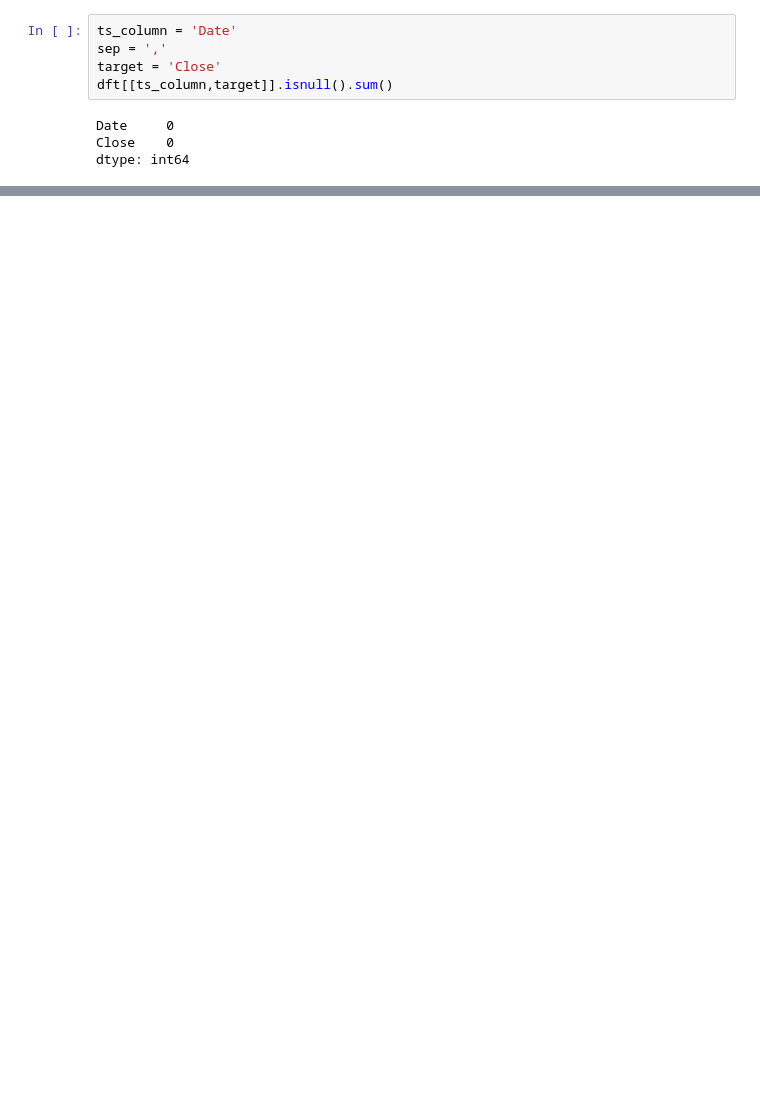
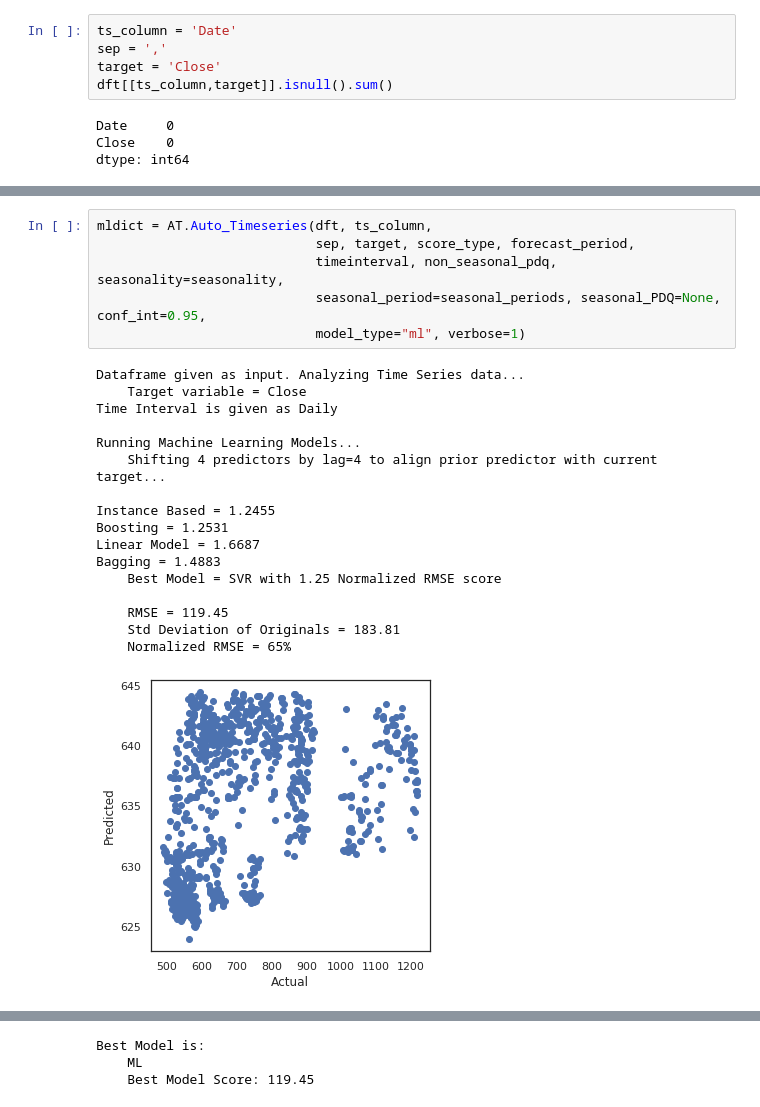
Before and after one commit to AutoViML/Auto_TS, a Jupyter notebook: Auto_Timeseries_Test.ipynb, the cells around one changed output, grey strips where cells are left out. Cells and saved outputs as stored; diff of their text form; blank space fills up the shorter version.

```diff
--- a/Auto_Timeseries_Test.ipynb
+++ b/Auto_Timeseries_Test.ipynb
@@ -95,0 +171,24 @@ Best Model is:
+# %%
+mldict = AT.Auto_Timeseries(dft, ts_column,
+                            sep, target, score_type, forecast_period,
+                            timeinterval, non_seasonal_pdq, seasonality=seasonality,
+                            seasonal_period=seasonal_periods, seasonal_PDQ=None, conf_int=0.95,
+                            model_type="ml", verbose=1)
+# %% [output]
+Dataframe given as input. Analyzing Time Series data...
+    Target variable = Close
+Time Interval is given as Daily
+
+Running Machine Learning Models...
+    Shifting 4 predictors by lag=4 to align prior predictor with current target...
+
+Instance Based = 1.2455
+Boosting = 1.2531
+Linear Model = 1.6687
+Bagging = 1.4883
+    Best Model = SVR with 1.25 Normalized RMSE score
+
+    RMSE = 119.45
+    Std Deviation of Originals = 183.81
+    Normalized RMSE = 65%
+[figure, added]
@@ -95,0 +196,3 @@ Best Model is:
+Best Model is:
+    ML
+    Best Model Score: 119.45
```
Also changed, not shown: parts of 12 cells of this notebook, 18 other files.
